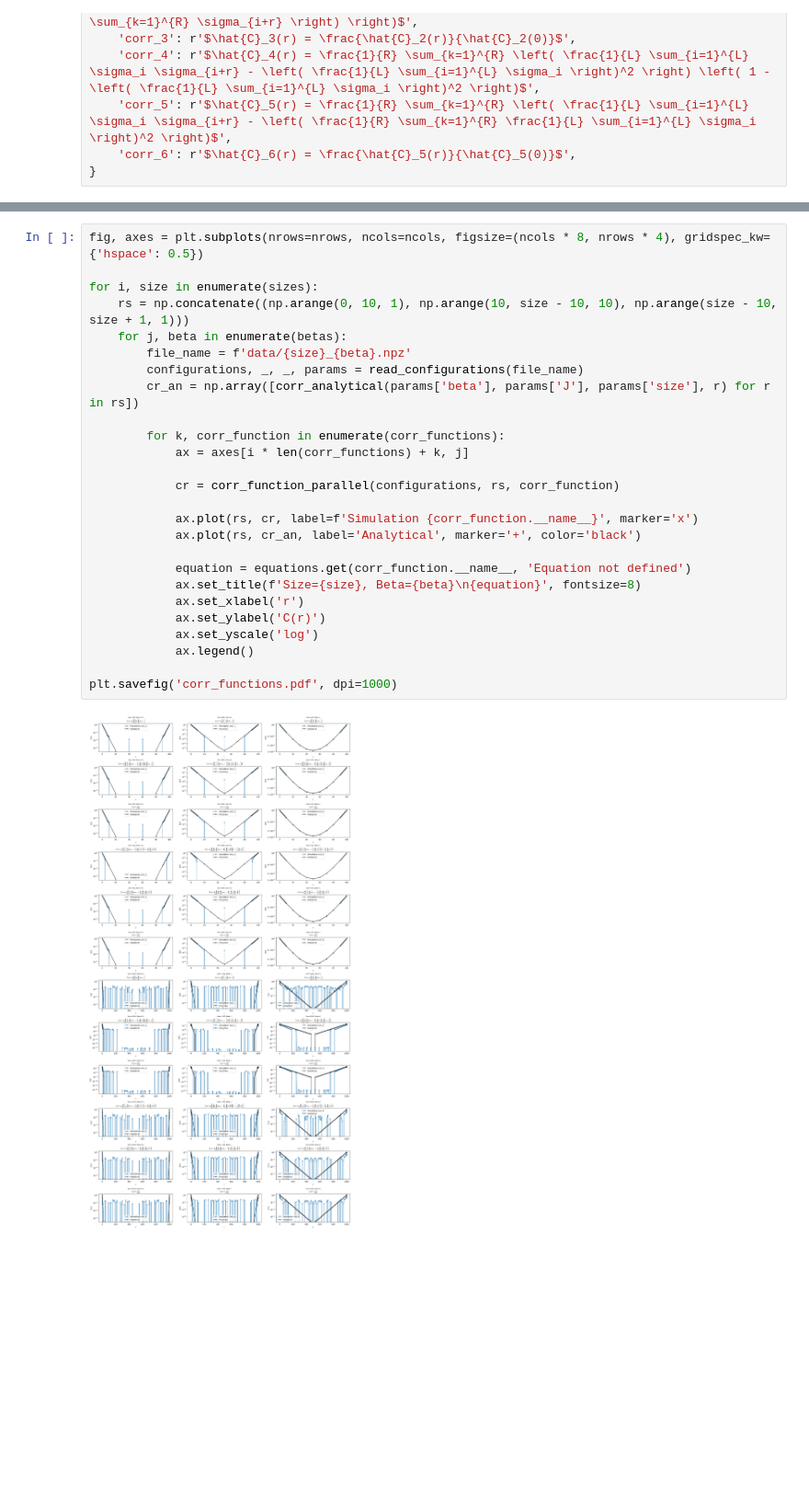
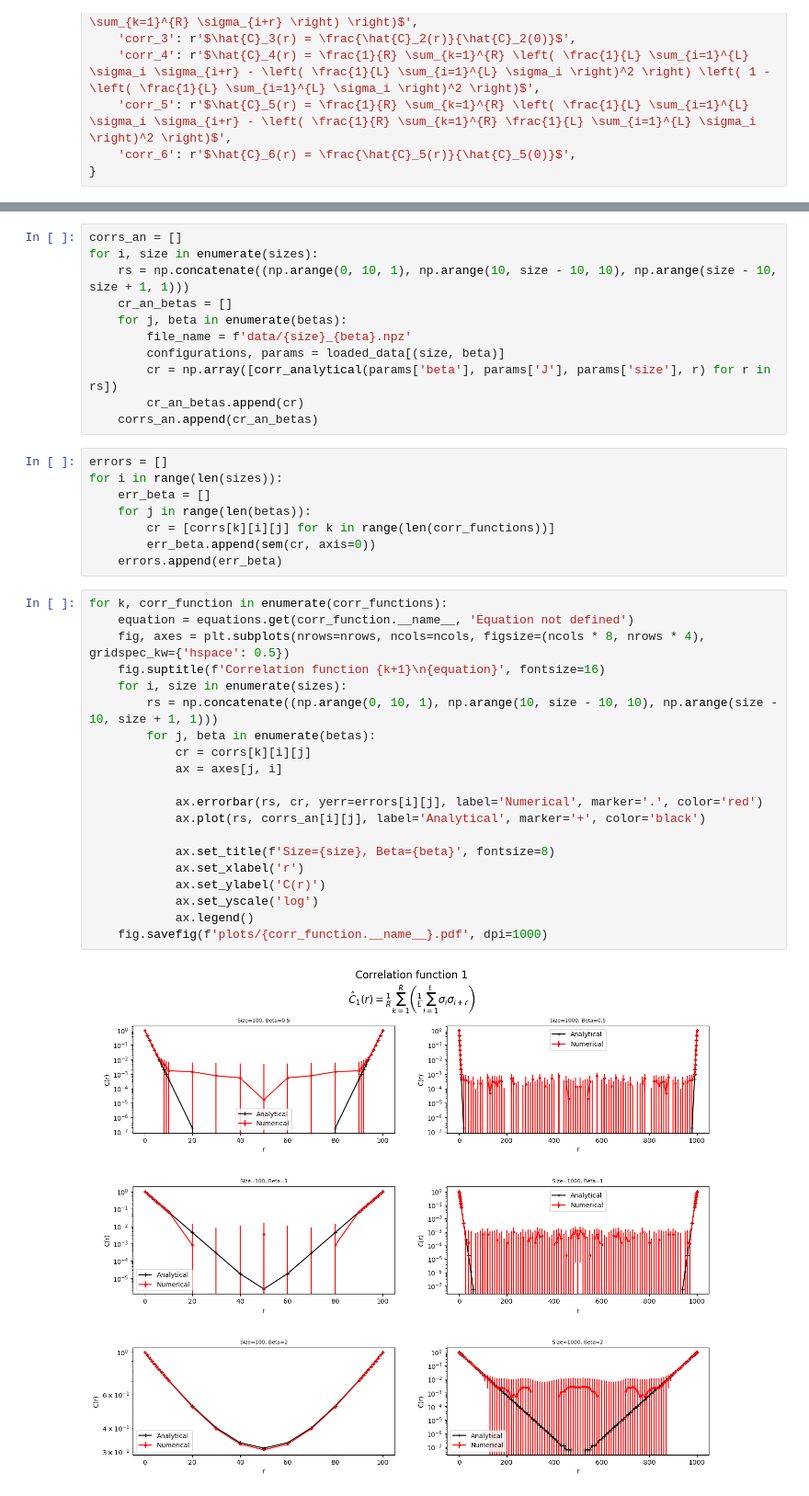
Before and after one commit to shivom-gupta/Thesis, a Jupyter notebook: corr_funcs.ipynb, the cells around one changed output, grey strips where cells are left out. Shown at 92% size. Cells and saved outputs as stored; diff of their text form; blank space fills up the shorter version.

Commit message:
Update corr_func plots and tex files

```diff
--- a/corr_funcs.ipynb
+++ b/corr_funcs.ipynb
@@ -30,28 +45,41 @@ ncols = len(betas)
+# %%
+corrs_an = []
+for i, size in enumerate(sizes):
+    rs = np.concatenate((np.arange(0, 10, 1), np.arange(10, size - 10, 10), np.arange(size - 10, size + 1, 1)))
+    cr_an_betas = []
+    for j, beta in enumerate(betas):
+        file_name = f'data/{size}_{beta}.npz'
+        configurations, params = loaded_data[(size, beta)]
+        cr = np.array([corr_analytical(params['beta'], params['J'], params['size'], r) for r in rs])
+        cr_an_betas.append(cr)
+    corrs_an.append(cr_an_betas)
+# %%
+errors = []
+for i in range(len(sizes)):
+    err_beta = []
+    for j in range(len(betas)):
+        cr = [corrs[k][i][j] for k in range(len(corr_functions))]
+        err_beta.append(sem(cr, axis=0))
+    errors.append(err_beta)
 # %%
-fig, axes = plt.subplots(nrows=nrows, ncols=ncols, figsize=(ncols * 8, nrows * 4), gridspec_kw={'hspace': 0.5})
+for k, corr_function in enumerate(corr_functions):
+    equation = equations.get(corr_function.__name__, 'Equation not defined')
+    fig, axes = plt.subplots(nrows=nrows, ncols=ncols, figsize=(ncols * 8, nrows * 4), gridspec_kw={'hspace': 0.5})
+    fig.suptitle(f'Correlation function {k+1}\n{equation}', fontsize=16)
+    for i, size in enumerate(sizes):
+        rs = np.concatenate((np.arange(0, 10, 1), np.arange(10, size - 10, 10), np.arange(size - 10, size + 1, 1)))
+        for j, beta in enumerate(betas):
+            cr = corrs[k][i][j]
+            ax = axes[j, i]
 
-for i, size in enumerate(sizes):
-    rs = np.concatenate((np.arange(0, 10, 1), np.arange(10, size - 10, 10), np.arange(size - 10, size + 1, 1)))
-    for j, beta in enumerate(betas):
-        file_name = f'data/{size}_{beta}.npz'
-        configurations, _, _, params = read_configurations(file_name)
-        cr_an = np.array([corr_analytical(params['beta'], params['J'], params['size'], r) for r in rs])
+            ax.errorbar(rs, cr, yerr=errors[i][j], label='Numerical', marker='.', color='red')
+            ax.plot(rs, corrs_an[i][j], label='Analytical', marker='+', color='black')
 
-        for k, corr_function in enumerate(corr_functions):
-            ax = axes[i * len(corr_functions) + k, j]
-
-            cr = corr_function_parallel(configurations, rs, corr_function)
-
-            ax.plot(rs, cr, label=f'Simulation {corr_function.__name__}', marker='x')
-            ax.plot(rs, cr_an, label='Analytical', marker='+', color='black')
-
-            equation = equations.get(corr_function.__name__, 'Equation not defined')
-            ax.set_title(f'Size={size}, Beta={beta}\n{equation}', fontsize=8)
+            ax.set_title(f'Size={size}, Beta={beta}', fontsize=8)
             ax.set_xlabel('r')
             ax.set_ylabel('C(r)')
             ax.set_yscale('log')
             ax.legend()
-
-plt.savefig('corr_functions.pdf', dpi=1000)
+    fig.savefig(f'plots/{corr_function.__name__}.pdf', dpi=1000)
 # %% [output]
-[figure, old version]
+[figure, new version]
```
Also changed, not shown: parts of 5 cells of this notebook, 16 other files.
